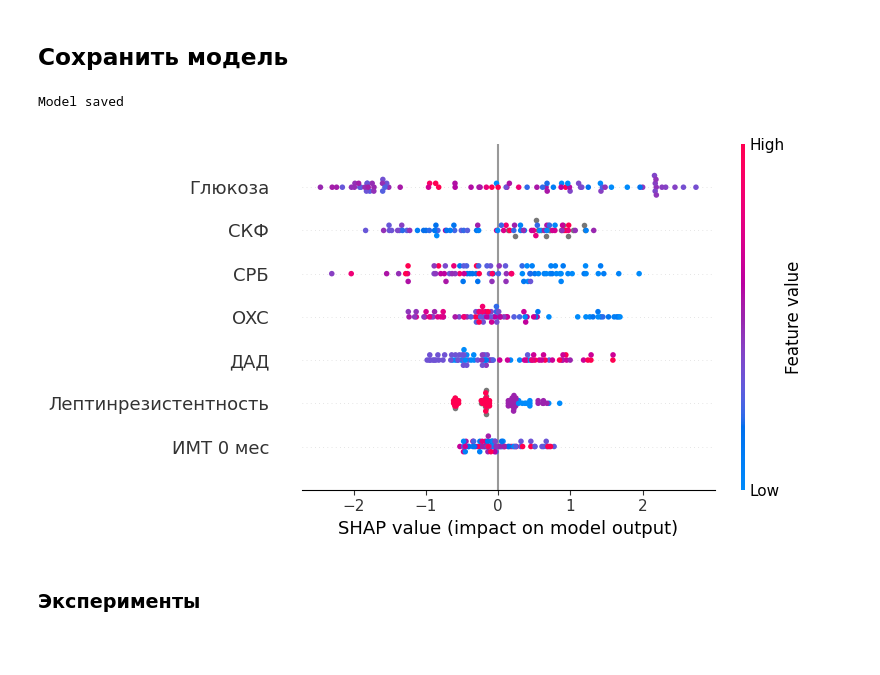
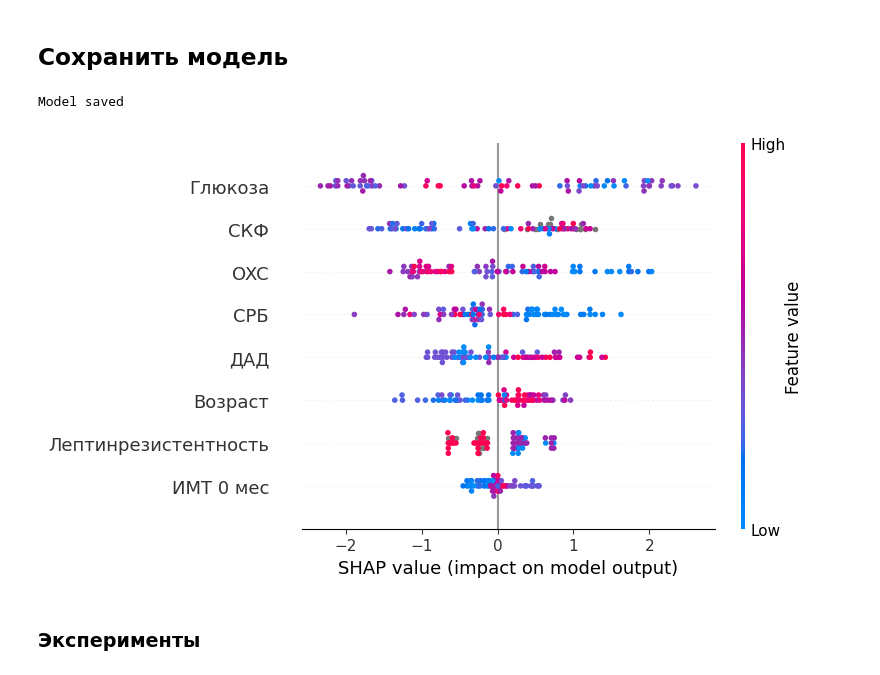
Before and after one commit to geniusserg/Endocrinology, a Jupyter notebook: experiments.ipynb, the cells around one changed output. Saved outputs shown, nothing was run; the diff lists cells and outputs as text; code cells hidden in the pictures; blank space fills up the shorter version.

```diff
--- a/experiments.ipynb
+++ b/experiments.ipynb
@@ -670,6 +662,10 @@ class Dataset:
             dataset.loc[dataset[col] == "0,,38", col] = 0.38
         dataset["Мочевая Кислота"] = dataset["Мочевая Кислота"].astype(float)
 
+        # выбросы
+
+        dataset = dataset.drop(dataset[(dataset["Лечение"] == "SIB") & (dataset["% потери веса 3 мес"] > 15)].index)
+
         self.dataset = dataset
 
 
@@ -806,37 +802,38 @@ def save_experiment(model, X, y, experiment_name, snapshot_folder = "model_snaps
     if (not os.path.exists(f"{snapshot_folder}/{experiment_name}_{formatted_datetime}")):
         os.mkdir(f"{snapshot_folder}/{experiment_name}_{formatted_datetime}")
     model_path = f"{snapshot_folder}/{experiment_name}_{formatted_datetime}/model.pkl"
     expaliner_path = f"{snapshot_folder}/{experiment_name}_{formatted_datetime}/explainer.pkl"
     plot_path = f"{snapshot_folder}/{experiment_name}_{formatted_datetime}/shap_overall.jpg"
     data_path = f"{snapshot_folder}/{experiment_name}_{formatted_datetime}/data.csv"
 
     model.fit(X, y)
     explainer = shap.TreeExplainer(model, X)
     explainer.X = X
     explainer.y = y
     pickle.dump(model, open(model_path, "wb"))
     pickle.dump(explainer, open(expaliner_path, "wb"))
     data = pd.concat([X, pd.Series(y)], axis=1).rename(columns={0: "success"})
     data.to_csv(data_path)
 
     shap.summary_plot(explainer(X)[:, :], X, show=False)
     plt.tight_layout()
     plt.savefig(plot_path)
     return f"{snapshot_folder}/{experiment_name}_{formatted_datetime}"
 
 
-params_good = ["ИМТ 0 мес", "ДАД", "OXC", 'СКФ', "Глюкоза", "СРБ", "Лептинрезистентность"]
 dt = Dataset(dataset_path="data/dataset_almazov_november.xlsx"); dt.preprocess(agroup_params_only=False)
+# dt = Dataset(dataset_path="data/dataset_september.xlsx"); dt.preprocess(agroup_params_only=False)
+params_good = ['Возраст', "ДАД", "OXC", 'СКФ', "Глюкоза", "ИМТ 0 мес", "Лептинрезистентность", "СРБ"]
 X, y = dt.get_X_y("SIB", 5, params=params_good, target_type="A")
 model, X, y_true, y_pred, y_pred_proba = classification_experiment(XGBClassifier(), X, y, use_pipeline=False)
-experiment_name = "xgboost_agroup_leptinresistncy"
+experiment_name = "xgboost_agroup_vibros"
 
-save_experiment(model, X, y, "xgboost_agroup_leptinresistncy")
+save_experiment(model, X, y, experiment_name)
 
 print("Model saved")
 # %% [output]
 Model saved
-[figure, old version]
+[figure, new version]
 # %% [markdown]
 ### Эксперименты
 # %%
```
Also changed, not shown: parts of 13 cells of this notebook, 3 other files.
